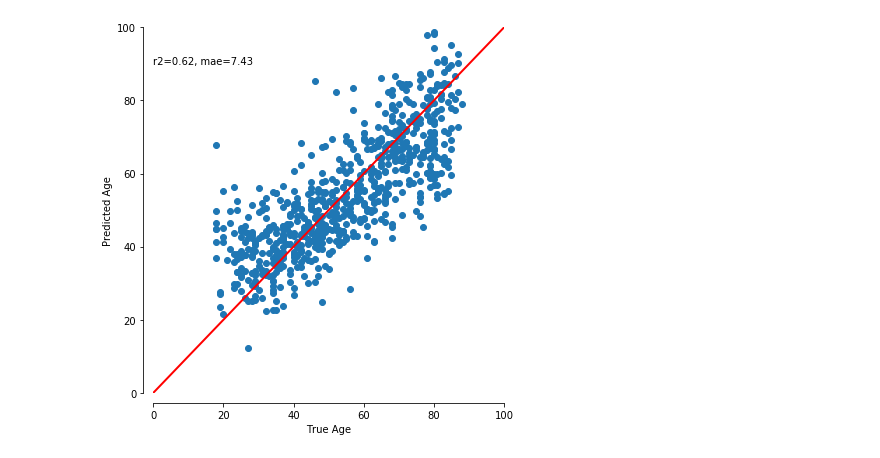
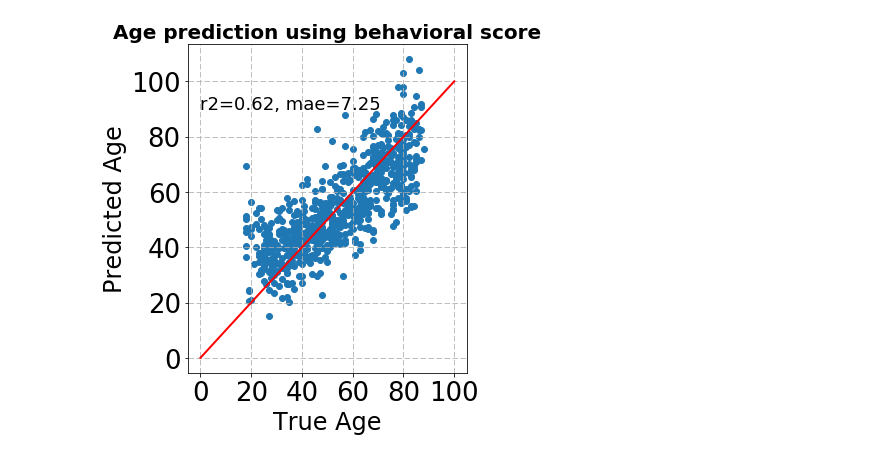
Before and after one commit to glemaitre/camcan_analysis, a Jupyter notebook: notebook/behaviour_analysis/data_mining.ipynb, the cells around one changed output. Saved outputs shown, nothing was run; the diff lists cells and outputs as text; code cells hidden in the pictures.

```diff
--- a/notebook/behaviour_analysis/data_mining.ipynb
+++ b/notebook/behaviour_analysis/data_mining.ipynb
@@ -35,24 +35,23 @@ Median absolute deviation score: 7.433495423798007
 # %%
 %matplotlib inline
 import matplotlib.pyplot as plt
 
 f = plt.figure(figsize=(6, 6))
 ax = f.gca()
 ax.scatter(y, y_pred)
 ax.plot([0, 100], [0, 100], 'r', linewidth=2)
-ax.set_ylabel('Predicted Age')
-ax.set_xlabel('True Age')
-ax.text(0, 90, 'r2=%.2f, mae=%.2f' % (r2_score(y, y_pred), median_absolute_error(y, y_pred)))
-# make nice axis layout
-ax.spines['top'].set_visible(False)
-ax.spines['right'].set_visible(False)
-ax.get_xaxis().tick_bottom()
-ax.get_yaxis().tick_left()
-ax.set_xlim([0, 100])
-ax.set_ylim([0, 100])
-ax.spines['left'].set_position(('outward', 10))
-ax.spines['bottom'].set_position(('outward', 10))
+ax.grid(linestyle='--')
+xlabels = ['%u' % x for x in ax.get_xticks()]
+ax.set_xticklabels(xlabels, fontsize=26)
+labels = ['%u' % x for x in ax.get_yticks()]
+ax.set_yticklabels(labels, fontsize=26)
+ax.set_ylabel('Predicted Age', fontsize=24)
+ax.set_xlabel('True Age', fontsize=24)
+ax.text(0, 90, 'r2=%.2f, mae=%.2f' % (r2_score(y, y_pred), median_absolute_error(y, y_pred)),
+        fontsize=18)
+ax.set_title('Age prediction using behavioral score',
+             fontsize=20, fontweight='bold')
 f.tight_layout()
 f.show()
 # %% [output]
-[figure, old version]
+[figure, new version]
```
Also changed, not shown: parts of 1 cell of this notebook.
